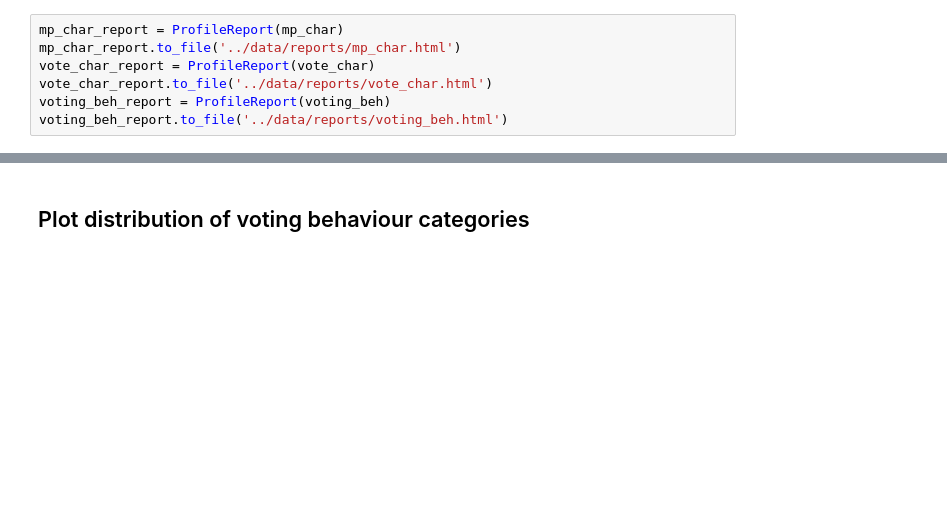
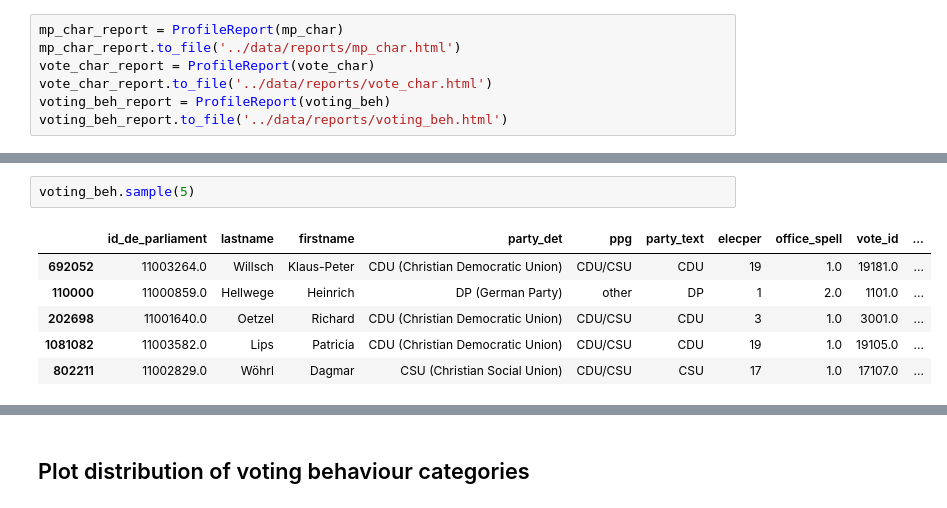
Before and after one commit to mograev/btvote, a Jupyter notebook: notebooks/0-data-understanding.ipynb, the cells around one changed output, grey strips where cells are left out. Saved outputs shown, nothing was run; the diff lists cells and outputs as text; blank space fills up the shorter version.

```diff
--- a/notebooks/0-data-understanding.ipynb
+++ b/notebooks/0-data-understanding.ipynb
@@ -82,0 +66,9 @@ Categories (7, object): ['excused absence' < 'yes' < 'no' < 'abstain' < 'unexcus
+# %%
+voting_beh.sample(5)
+# %% [output]
+|  | id_de_parliament | lastname | firstname | party_det | ppg | party_text | elecper | office_spell | vote_id | ... |
+| 692052 | 11003264.0 | Willsch | Klaus-Peter | CDU (Christian Democratic Union) | CDU/CSU | CDU | 19 | 1.0 | 19181.0 | ... |
+| 110000 | 11000859.0 | Hellwege | Heinrich | DP (German Party) | other | DP | 1 | 2.0 | 1101.0 | ... |
+| 202698 | 11001640.0 | Oetzel | Richard | CDU (Christian Democratic Union) | CDU/CSU | CDU | 3 | 1.0 | 3001.0 | ... |
+| 1081082 | 11003582.0 | Lips | Patricia | CDU (Christian Democratic Union) | CDU/CSU | CDU | 19 | 1.0 | 19105.0 | ... |
+| 802211 | 11002829.0 | Wöhrl | Dagmar | CSU (Christian Social Union) | CDU/CSU | CSU | 17 | 1.0 | 17107.0 | ... |
```
Also changed, not shown: parts of 23 cells of this notebook.
